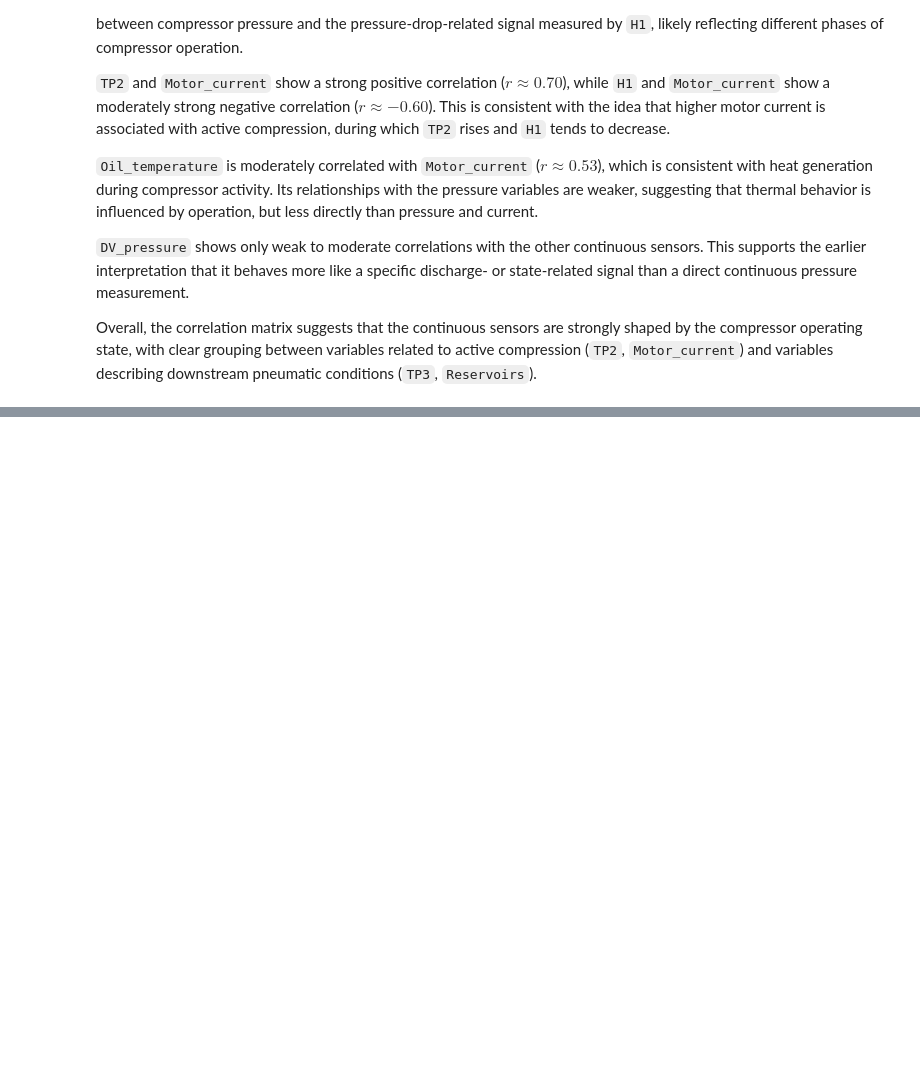
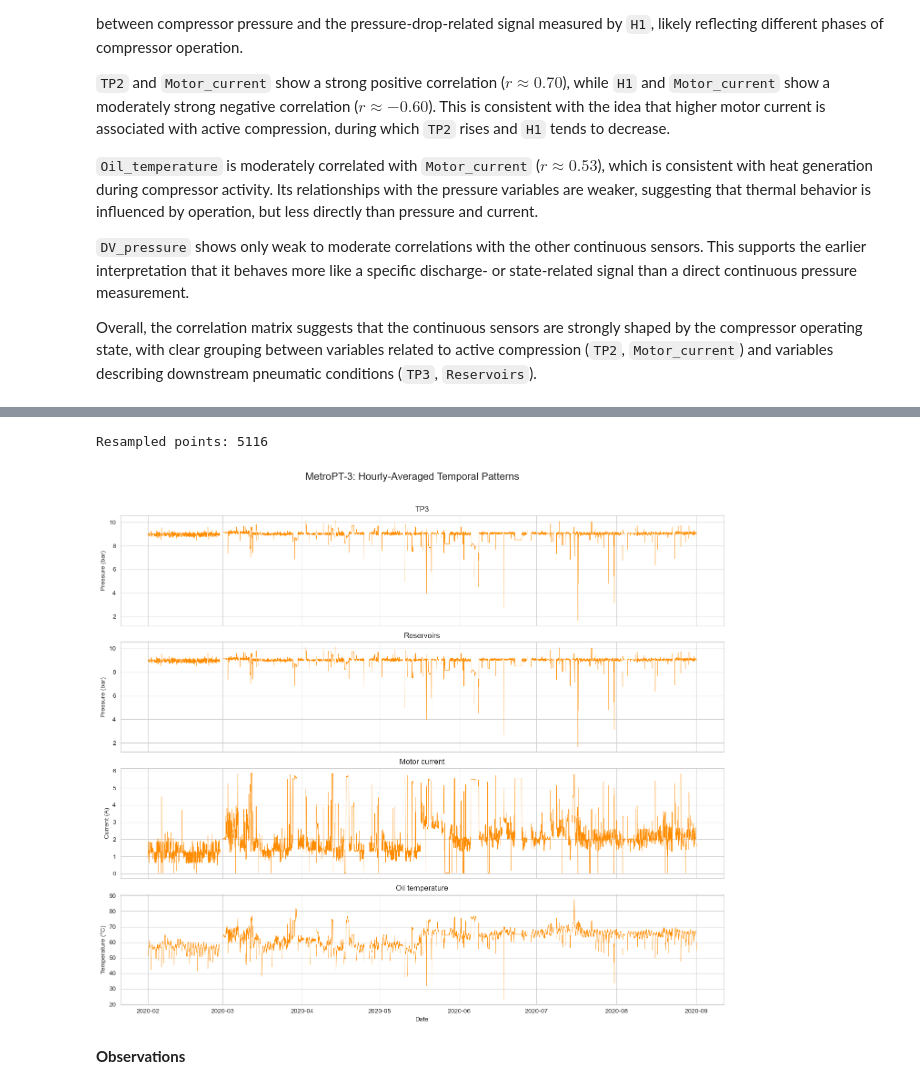
Before and after one commit to Vanya2307/Predictive-Maintenance-Fluid-Systems, a Jupyter notebook: notebooks/02_exploratory_data_analysis.ipynb, the cells around one changed output, grey strips where cells are left out. Cells and saved outputs as stored; diff of their text form; code cells hidden in the pictures; blank space fills up the shorter version.

Commit message:
Add Notebook 02: distributions, correlations, and temporal patterns for MetroPT-3

```diff
--- a/notebooks/02_exploratory_data_analysis.ipynb
+++ b/notebooks/02_exploratory_data_analysis.ipynb
@@ -203,0 +210,36 @@ Overall, the correlation matrix suggests that the continuous sensors are strongl
+# %%
+temporal_cols = ['TP3', 'Reservoirs', 'Motor_current', 'Oil_temperature']
+
+# Hourly averaging smooths short-term cycling and reveals long-term trends
+metro_resampled = (
+    metro.set_index('timestamp')[temporal_cols]
+    .resample('1h')
+    .mean()
+    .reset_index()
+)
+
+print(f"Resampled points: {len(metro_resampled)}")
+# %% [output]
+Resampled points: 5116
+# %%
+fig, axes = plt.subplots(len(temporal_cols), 1, figsize=(14, 12), sharex=True)
+
+for i, col in enumerate(temporal_cols):
+    axes[i].plot(
+        metro_resampled['timestamp'],
+        metro_resampled[col],
+        color='darkorange',
+        linewidth=0.7
+    )
+    axes[i].set_title(title_map[col])
+    axes[i].set_ylabel(label_map[col])
+
+axes[-1].set_xlabel('Date')
+
+fig.suptitle('MetroPT-3: Hourly-Averaged Temporal Patterns', fontsize=16, y=1.02)
+plt.tight_layout()
+plt.show()
+# %% [output]
+[figure, added]
+# %% [markdown]
+**Observations**
```
Also changed, not shown: parts of 3 cells of this notebook, 1 other file.
